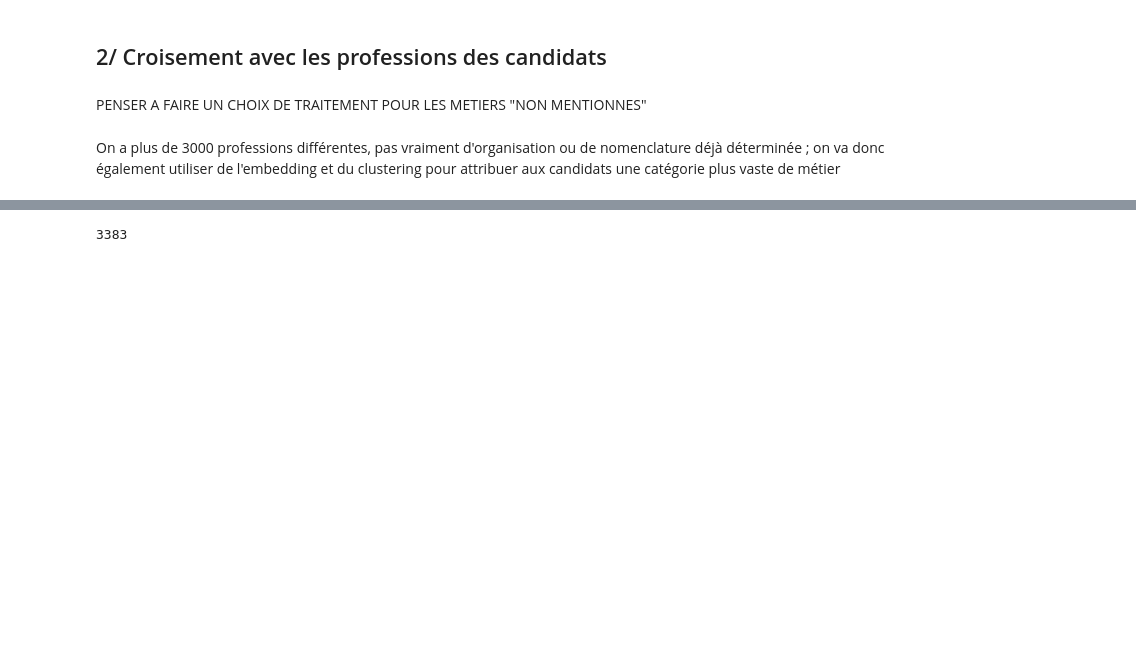
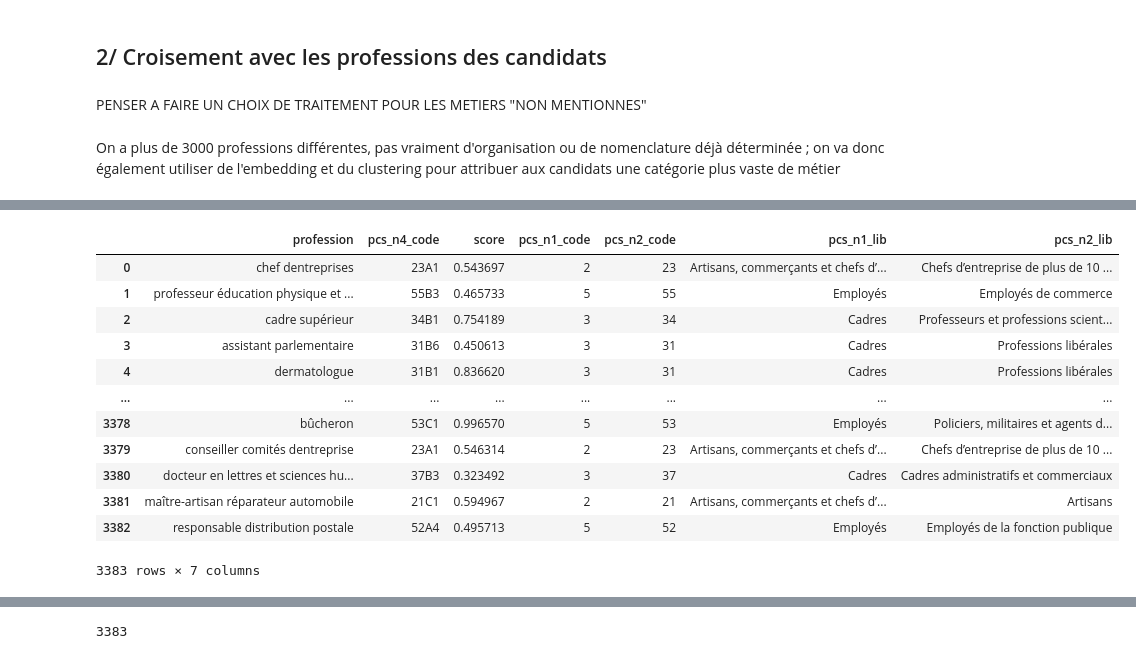
Before and after one commit to CaroLebrun/NLP_3A, a Jupyter notebook: main.ipynb, the cells around one changed output, grey strips where cells are left out. Drawn from its saved outputs; the diff is of its cells as text; code cells hidden in the pictures; blank space fills up the shorter version.

```diff
--- a/main.ipynb
+++ b/main.ipynb
@@ -886,0 +918,7 @@ On a plus de 3000 professions différentes, pas vraiment d'organisation ou de no
+# %%
+#Job Embedding (15 sec with camenbert)
+#model_professions = SentenceTransformer("paraphrase-multilingual-MiniLM-L12-v2")
+model_professions = SentenceTransformer("dangvantuan/sentence-camembert-base")
+embeddings_professions = model_professions.encode(unique_professions,
+                                                batch_size=256,
+                                                show_progress_bar=True)
@@ -886,0 +963,16 @@ On a plus de 3000 professions différentes, pas vraiment d'organisation ou de no
+# %%
+df_pred
+# %% [output]
+|  | profession | pcs_n4_code | score | pcs_n1_code | pcs_n2_code | pcs_n1_lib | pcs_n2_lib |
+| 0 | chef dentreprises | 23A1 | 0.543697 | 2 | 23 | Artisans, commerçants et chefs d’... | Chefs d’entreprise de plus de 10 ... |
+| 1 | professeur éducation physique et ... | 55B3 | 0.465733 | 5 | 55 | Employés | Employés de commerce |
+| 2 | cadre supérieur | 34B1 | 0.754189 | 3 | 34 | Cadres | Professeurs et professions scient... |
+| 3 | assistant parlementaire | 31B6 | 0.450613 | 3 | 31 | Cadres | Professions libérales |
+| 4 | dermatologue | 31B1 | 0.836620 | 3 | 31 | Cadres | Professions libérales |
+| ... | ... | ... | ... | ... | ... | ... | ... |
+| 3378 | bûcheron | 53C1 | 0.996570 | 5 | 53 | Employés | Policiers, militaires et agents d... |
+| 3379 | conseiller comités dentreprise | 23A1 | 0.546314 | 2 | 23 | Artisans, commerçants et chefs d’... | Chefs d’entreprise de plus de 10 ... |
+| 3380 | docteur en lettres et sciences hu... | 37B3 | 0.323492 | 3 | 37 | Cadres | Cadres administratifs et commerciaux |
+| 3381 | maître-artisan réparateur automobile | 21C1 | 0.594967 | 2 | 21 | Artisans, commerçants et chefs d’... | Artisans |
+| 3382 | responsable distribution postale | 52A4 | 0.495713 | 5 | 52 | Employés | Employés de la fonction publique |
+3383 rows × 7 columns
```
Also changed, not shown: parts of 28 cells of this notebook, 2 other files.
